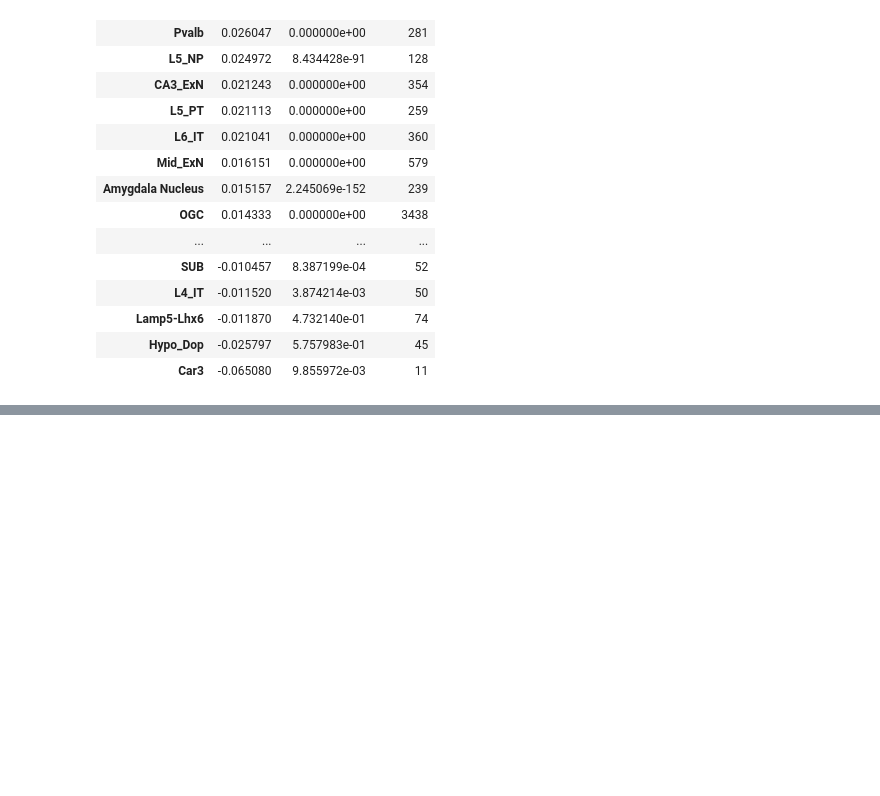
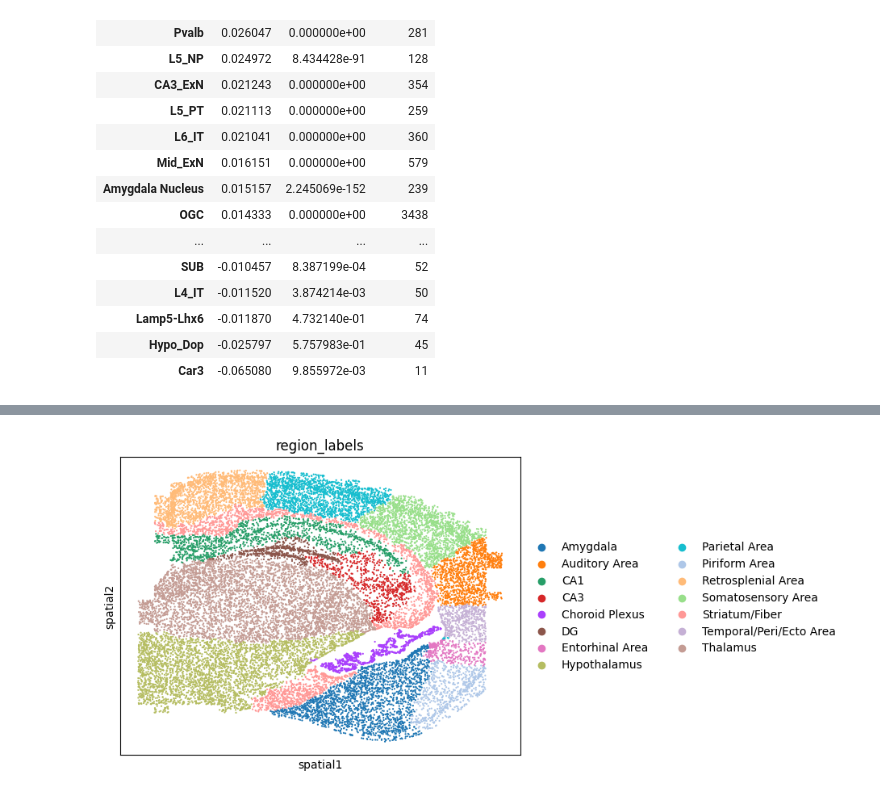
Before and after one commit to Biogod2020/gold_index, a Jupyter notebook: test_nb/sup_figure/xiangmin_data.ipynb, the cells around one changed output, grey strips where cells are left out. Saved outputs shown, nothing was run; the diff lists cells and outputs as text; code cells hidden in the pictures; blank space fills up the shorter version.

```diff
--- a/test_nb/sup_figure/xiangmin_data.ipynb
+++ b/test_nb/sup_figure/xiangmin_data.ipynb
@@ -174,0 +270,5 @@ sns.boxplot(data=con_results, x='cluster', y="Moran's I", hue='cluster')
+# %%
+adata = sample_dict[intersection_keys[4]].copy()
+sc.pl.embedding(adata, basis='spatial', color='region_labels', size=10)
+# %% [output]
+[figure, added]
```
Also changed, not shown: parts of 41 cells of this notebook, 3 other files.
